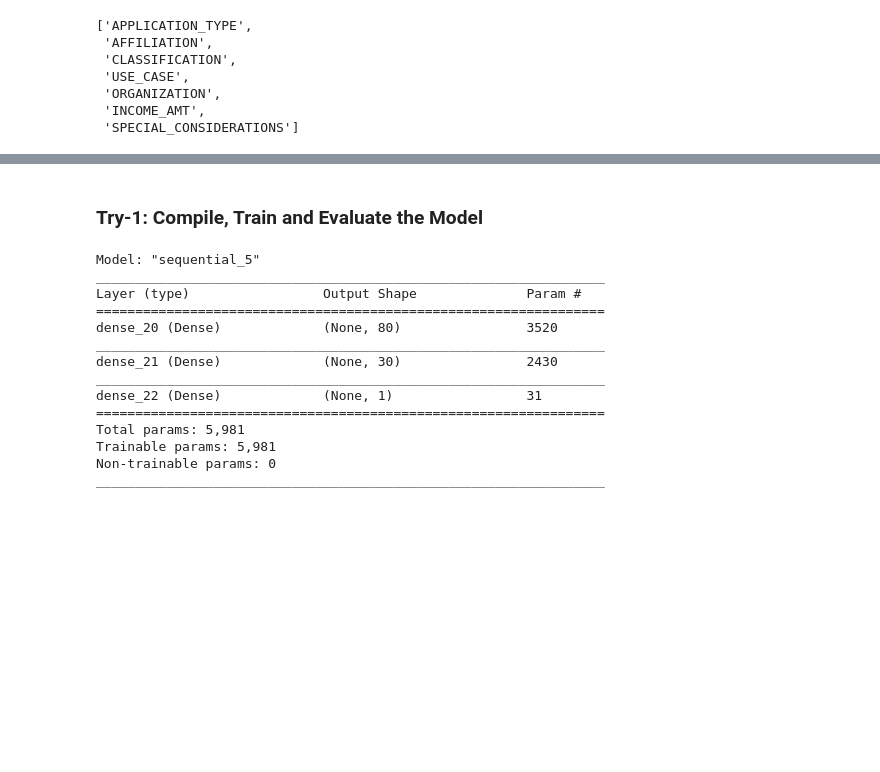
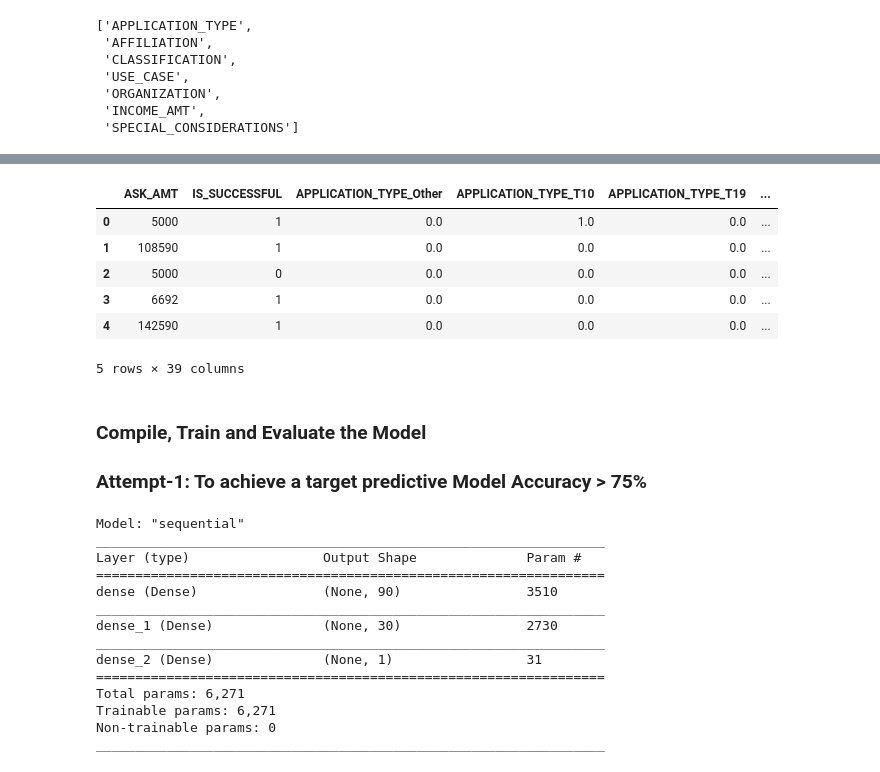
Before and after one commit to larrydodson/Neural_Network_Charity_Analysis, a Jupyter notebook: AlphabetSoupCharity_Optimization.ipynb, the cells around one changed output, grey strips where cells are left out. Saved outputs shown, nothing was run; the diff lists cells and outputs as text; code cells hidden in the pictures; blank space fills up the shorter version.

```diff
--- a/AlphabetSoupCharity_Optimization.ipynb
+++ b/AlphabetSoupCharity_Optimization.ipynb
@@ -198,0 +232,4 @@ application_df.head()
+# %%
+# Reduce/filter out outliers noisy variables from features ASK_AMT, using IQR and zscore
+application_df = application_df[(np.abs(stats.zscore(application_df.ASK_AMT)) <= 3)]
+application_df.head()
@@ -199,3 +244,15 @@ application_df.head()
+# %%
+# Removing other low-impact features
+application_df = application_df.drop(columns = ['STATUS','SPECIAL_CONSIDERATIONS_Y', 'SPECIAL_CONSIDERATIONS_N'])
+application_df.head()
+# %% [output]
+|  | ASK_AMT | IS_SUCCESSFUL | APPLICATION_TYPE_Other | APPLICATION_TYPE_T10 | APPLICATION_TYPE_T19 | ... |
+| 0 | 5000 | 1 | 0.0 | 1.0 | 0.0 | ... |
+| 1 | 108590 | 1 | 0.0 | 0.0 | 0.0 | ... |
+| 2 | 5000 | 0 | 0.0 | 0.0 | 0.0 | ... |
+| 3 | 6692 | 1 | 0.0 | 0.0 | 0.0 | ... |
+| 4 | 142590 | 1 | 0.0 | 0.0 | 0.0 | ... |
+5 rows × 39 columns
 # %%
 # Split our preprocessed data into our features and target arrays
 #  Remove IS_SUCCESSFUL target from features data
@@ -215,11 +269,15 @@ X_scaler = scaler.fit(X_train)
 X_train_scaled = X_scaler.transform(X_train)
 X_test_scaled = X_scaler.transform(X_test)
 # %% [markdown]
-### Try-1: Compile, Train and Evaluate the Model
+### Compile, Train and Evaluate the Model
+### Attempt-1: To achieve a target predictive Model Accuracy > 75%
 # %%
 # Define the model - deep neural net. the number of input features and the hidden nodes for each layer.
+# A good rule of thumb for a basic neural network is to have two to three times the amount of neurons in
+# the hidden layer as the number of inputs.
+# And, even the most complex interactions can be characterized by as few as three hidden layers.
 number_input_features = len(X_train_scaled[0])
-hidden_nodes_layer1 =  80
+hidden_nodes_layer1 = 90
 hidden_nodes_layer2 = 30
 
 nn = tf.keras.models.Sequential()
@@ -236,18 +294,18 @@ nn.add(tf.keras.layers.Dense(units=1, activation="sigmoid"))
 # Check the structure of the model
 nn.summary()
 # %% [output]
-Model: "sequential_5"
+Model: "sequential"
 _________________________________________________________________
 Layer (type)                 Output Shape              Param #
 =================================================================
-dense_20 (Dense)             (None, 80)                3520
+dense (Dense)                (None, 90)                3510
 _________________________________________________________________
-dense_21 (Dense)             (None, 30)                2430
+dense_1 (Dense)              (None, 30)                2730
 _________________________________________________________________
-dense_22 (Dense)             (None, 1)                 31
+dense_2 (Dense)              (None, 1)                 31
 =================================================================
-Total params: 5,981
-Trainable params: 5,981
+Total params: 6,271
+Trainable params: 6,271
 Non-trainable params: 0
 _________________________________________________________________
 # %%
```
Also changed, not shown: parts of 33 cells of this notebook, 1 other file.
